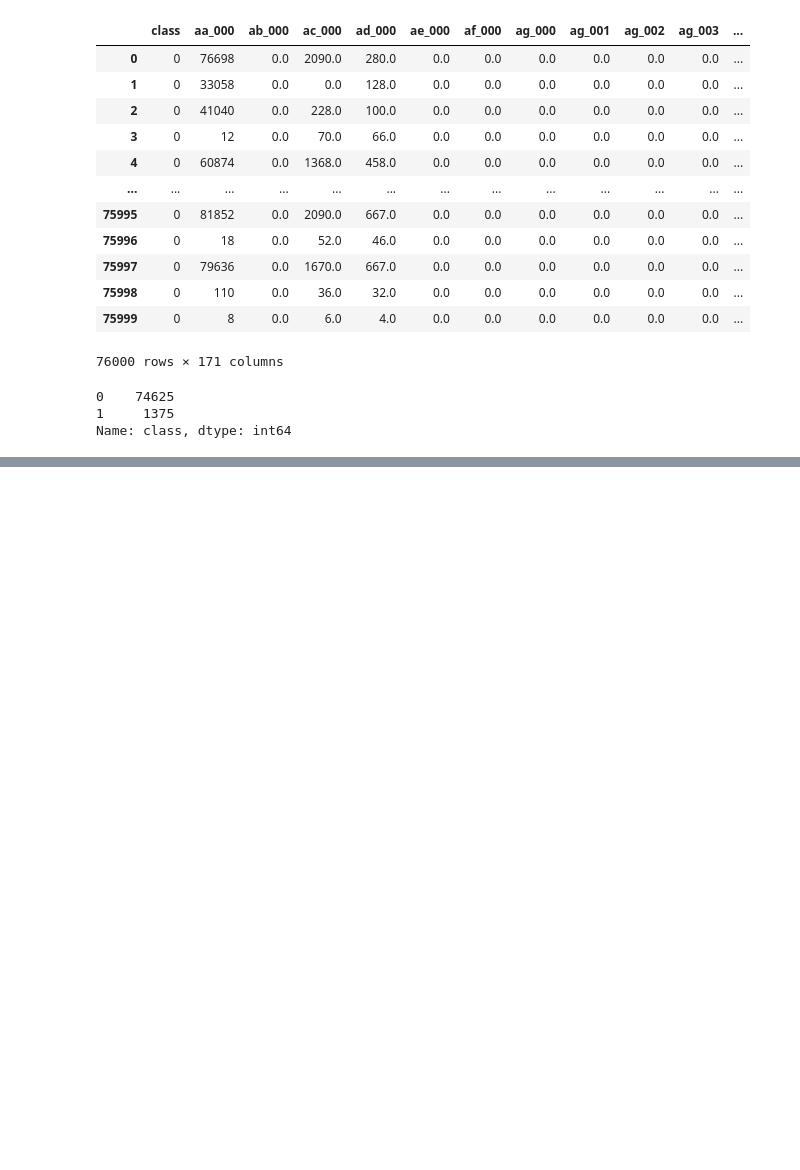
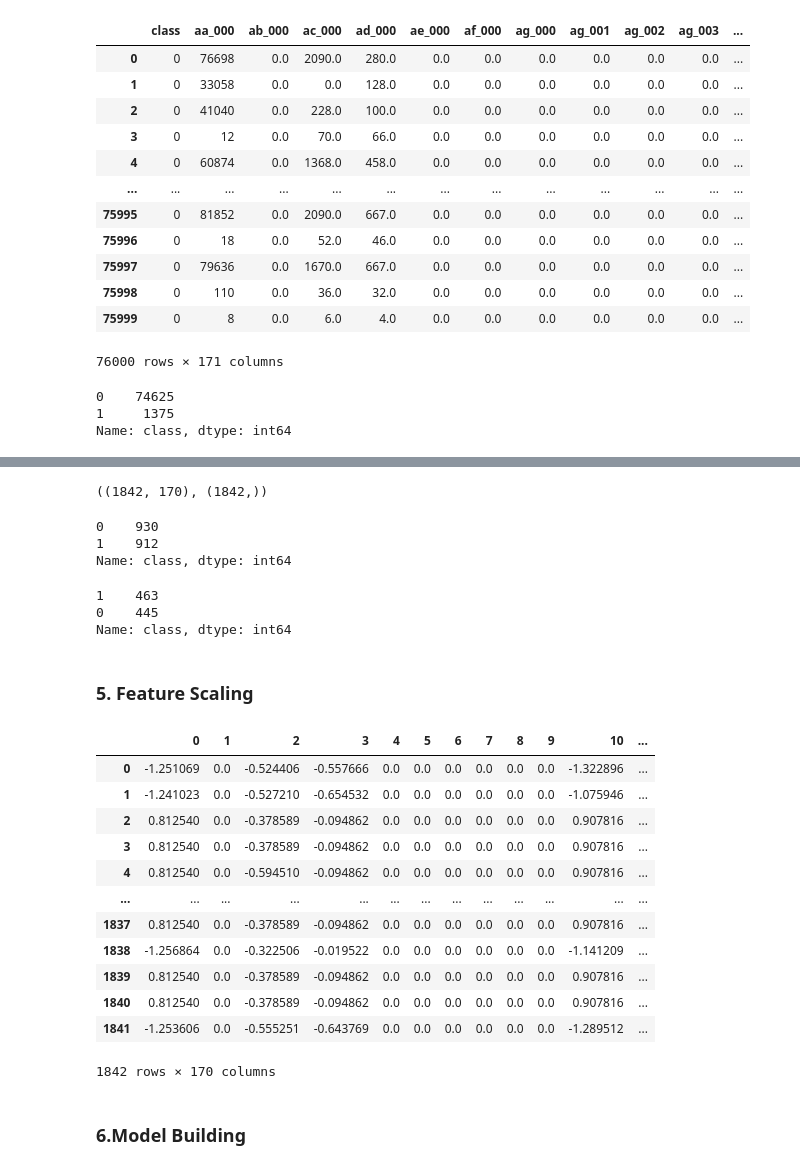
Before and after one commit to Preranapagar/ML_Projects, a Jupyter notebook: Project/Scania Truck Failure/scania_failure.ipynb, the cells around one changed output, grey strips where cells are left out. Saved outputs shown, nothing was run; the diff lists cells and outputs as text; code cells hidden in the pictures; blank space fills up the shorter version.

```diff
--- a/Project/Scania Truck Failure/scania_failure.ipynb
+++ b/Project/Scania Truck Failure/scania_failure.ipynb
@@ -379,0 +408,18 @@ Name: class, dtype: int64
+# %%
+x_train.shape, y_train.shape
+# %% [output]
+((1842, 170), (1842,))
+# %%
+y_train.value_counts()
+# %% [output]
+0    930
+1    912
+Name: class, dtype: int64
+# %%
+y_test.value_counts()
+# %% [output]
+1    463
+0    445
+Name: class, dtype: int64
+# %% [markdown]
+### 5. Feature Scaling
@@ -379,0 +430,18 @@ Name: class, dtype: int64
+# %%
+pd.DataFrame(x_train)
+# %% [output]
+|  | 0 | 1 | 2 | 3 | 4 | 5 | 6 | 7 | 8 | 9 | 10 | ... |
+| 0 | -1.251069 | 0.0 | -0.524406 | -0.557666 | 0.0 | 0.0 | 0.0 | 0.0 | 0.0 | 0.0 | -1.322896 | ... |
+| 1 | -1.241023 | 0.0 | -0.527210 | -0.654532 | 0.0 | 0.0 | 0.0 | 0.0 | 0.0 | 0.0 | -1.075946 | ... |
+| 2 | 0.812540 | 0.0 | -0.378589 | -0.094862 | 0.0 | 0.0 | 0.0 | 0.0 | 0.0 | 0.0 | 0.907816 | ... |
+| 3 | 0.812540 | 0.0 | -0.378589 | -0.094862 | 0.0 | 0.0 | 0.0 | 0.0 | 0.0 | 0.0 | 0.907816 | ... |
+| 4 | 0.812540 | 0.0 | -0.594510 | -0.094862 | 0.0 | 0.0 | 0.0 | 0.0 | 0.0 | 0.0 | 0.907816 | ... |
+| ... | ... | ... | ... | ... | ... | ... | ... | ... | ... | ... | ... | ... |
+| 1837 | 0.812540 | 0.0 | -0.378589 | -0.094862 | 0.0 | 0.0 | 0.0 | 0.0 | 0.0 | 0.0 | 0.907816 | ... |
+| 1838 | -1.256864 | 0.0 | -0.322506 | -0.019522 | 0.0 | 0.0 | 0.0 | 0.0 | 0.0 | 0.0 | -1.141209 | ... |
+| 1839 | 0.812540 | 0.0 | -0.378589 | -0.094862 | 0.0 | 0.0 | 0.0 | 0.0 | 0.0 | 0.0 | 0.907816 | ... |
+| 1840 | 0.812540 | 0.0 | -0.378589 | -0.094862 | 0.0 | 0.0 | 0.0 | 0.0 | 0.0 | 0.0 | 0.907816 | ... |
+| 1841 | -1.253606 | 0.0 | -0.555251 | -0.643769 | 0.0 | 0.0 | 0.0 | 0.0 | 0.0 | 0.0 | -1.289512 | ... |
+1842 rows × 170 columns
+# %% [markdown]
+### 6.Model Building
```
Also changed, not shown: parts of 11 cells of this notebook.
